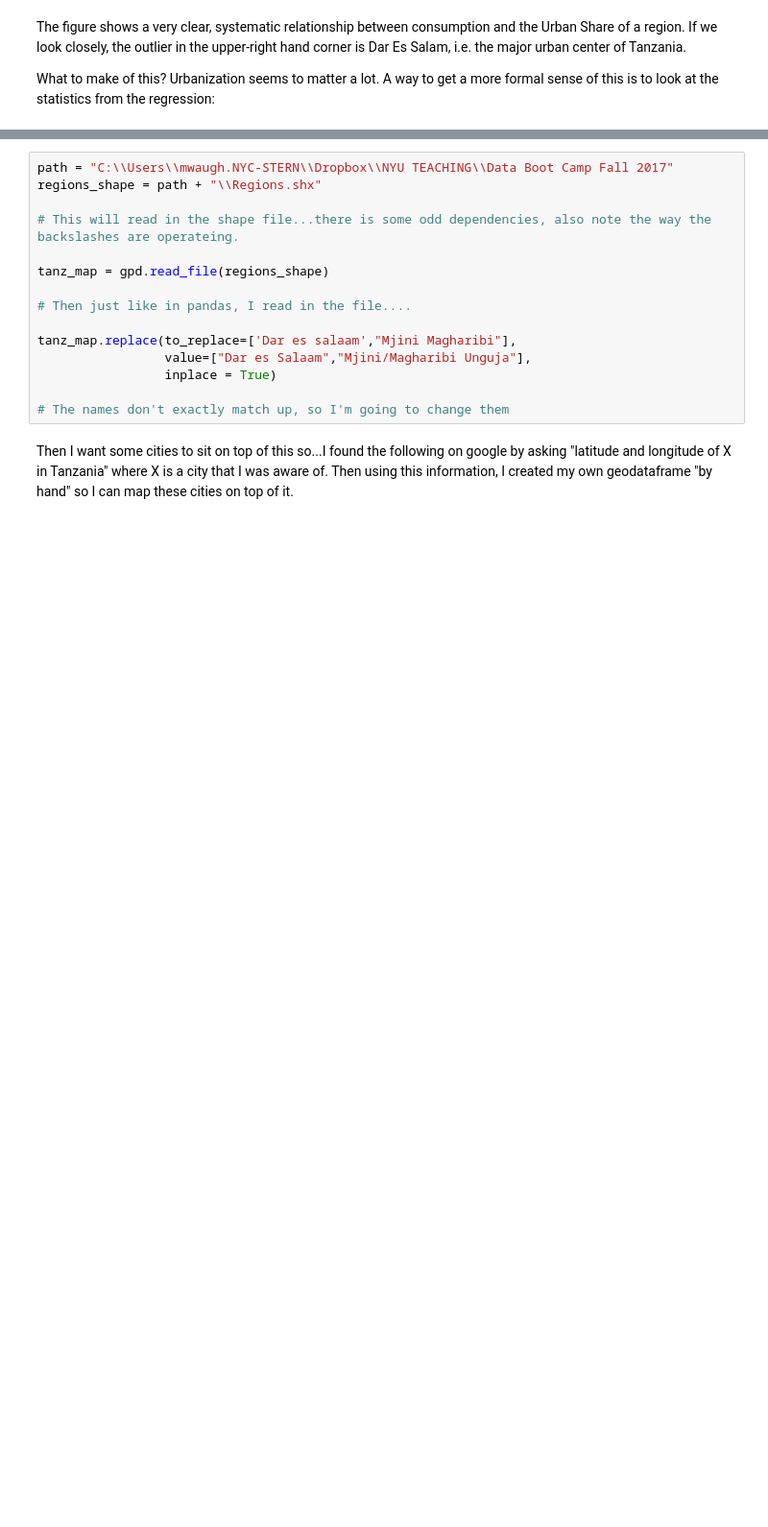
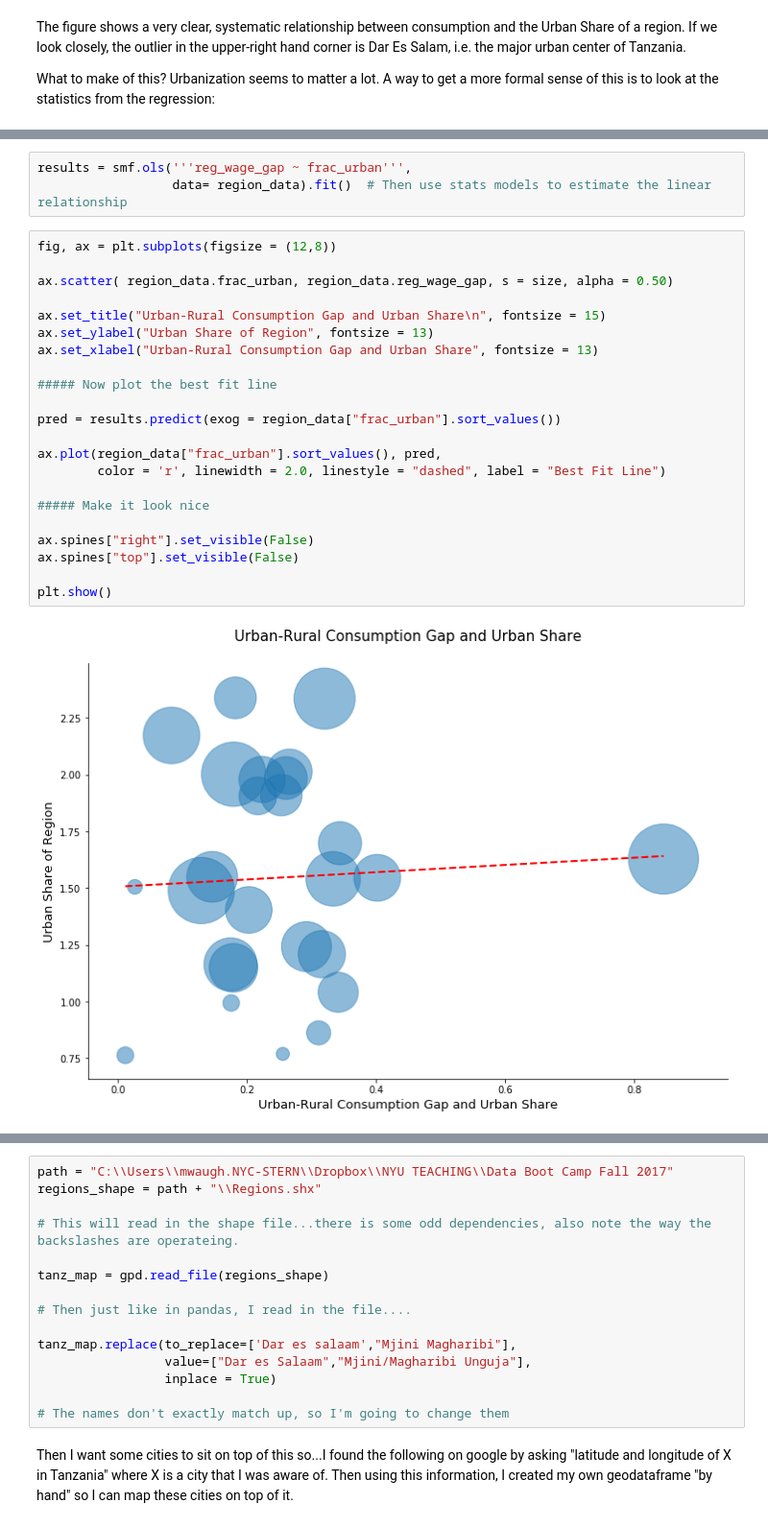
Before and after one commit to mwaugh0328/Data_Bootcamp_Final_Project, a Jupyter notebook: Waugh_Final_Project.ipynb, the cells around one changed output, grey strips where cells are left out. Shown at 96% size. Drawn from its saved outputs; the diff is of its cells as text; blank space fills up the shorter version.

```diff
--- a/Waugh_Final_Project.ipynb
+++ b/Waugh_Final_Project.ipynb
@@ -384,0 +431,27 @@ OLS Regression Results
+# %%
+results = smf.ols('''reg_wage_gap ~ frac_urban''',
+                  data= region_data).fit()  # Then use stats models to estimate the linear relationship
+# %%
+fig, ax = plt.subplots(figsize = (12,8))
+
+ax.scatter( region_data.frac_urban, region_data.reg_wage_gap, s = size, alpha = 0.50)
+
+ax.set_title("Urban-Rural Consumption Gap and Urban Share\n", fontsize = 15)
+ax.set_ylabel("Urban Share of Region", fontsize = 13)
+ax.set_xlabel("Urban-Rural Consumption Gap and Urban Share", fontsize = 13)
+
+##### Now plot the best fit line
+
+pred = results.predict(exog = region_data["frac_urban"].sort_values())
+
+ax.plot(region_data["frac_urban"].sort_values(), pred,
+        color = 'r', linewidth = 2.0, linestyle = "dashed", label = "Best Fit Line")
+
+##### Make it look nice
+
+ax.spines["right"].set_visible(False)
+ax.spines["top"].set_visible(False)
+
+plt.show()
+# %% [output]
+[figure, added]
```
Also changed, not shown: parts of 31 cells of this notebook, 1 other file.
